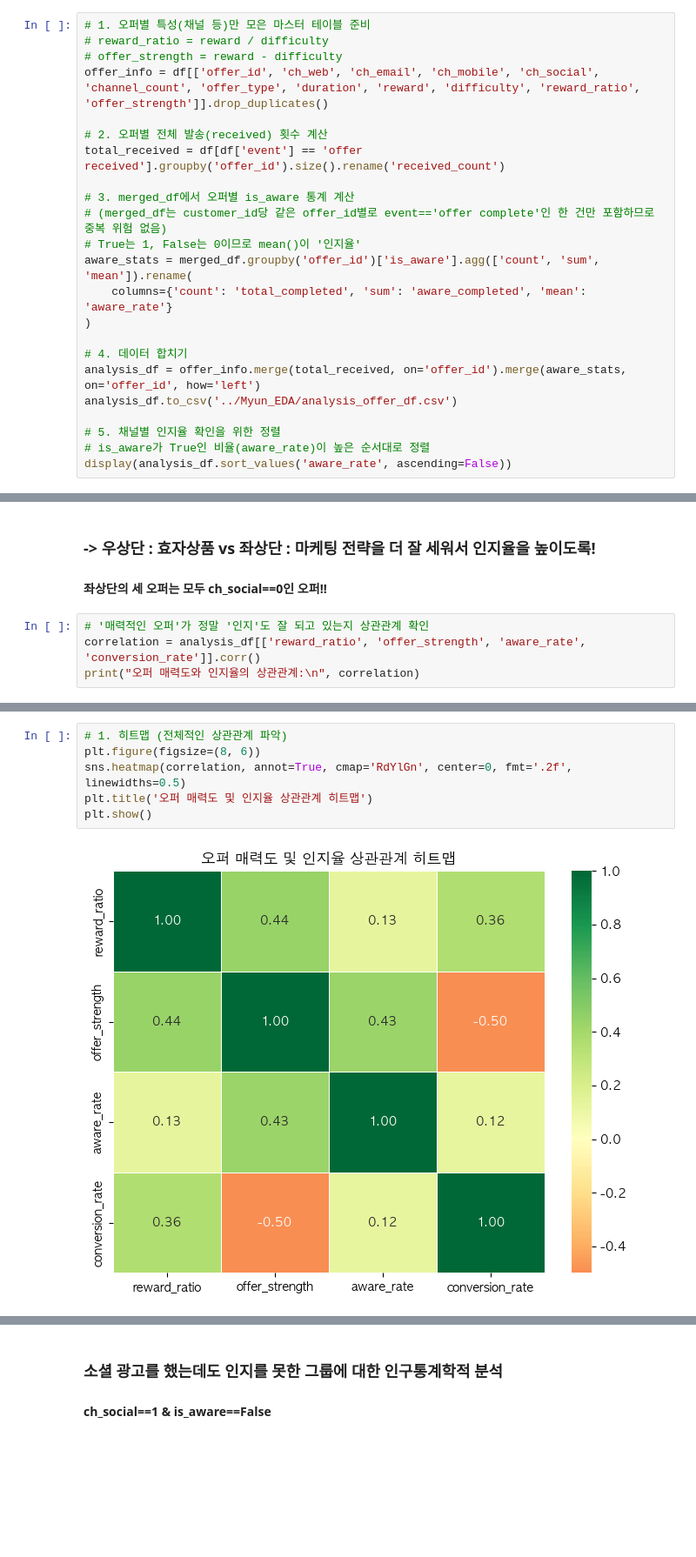
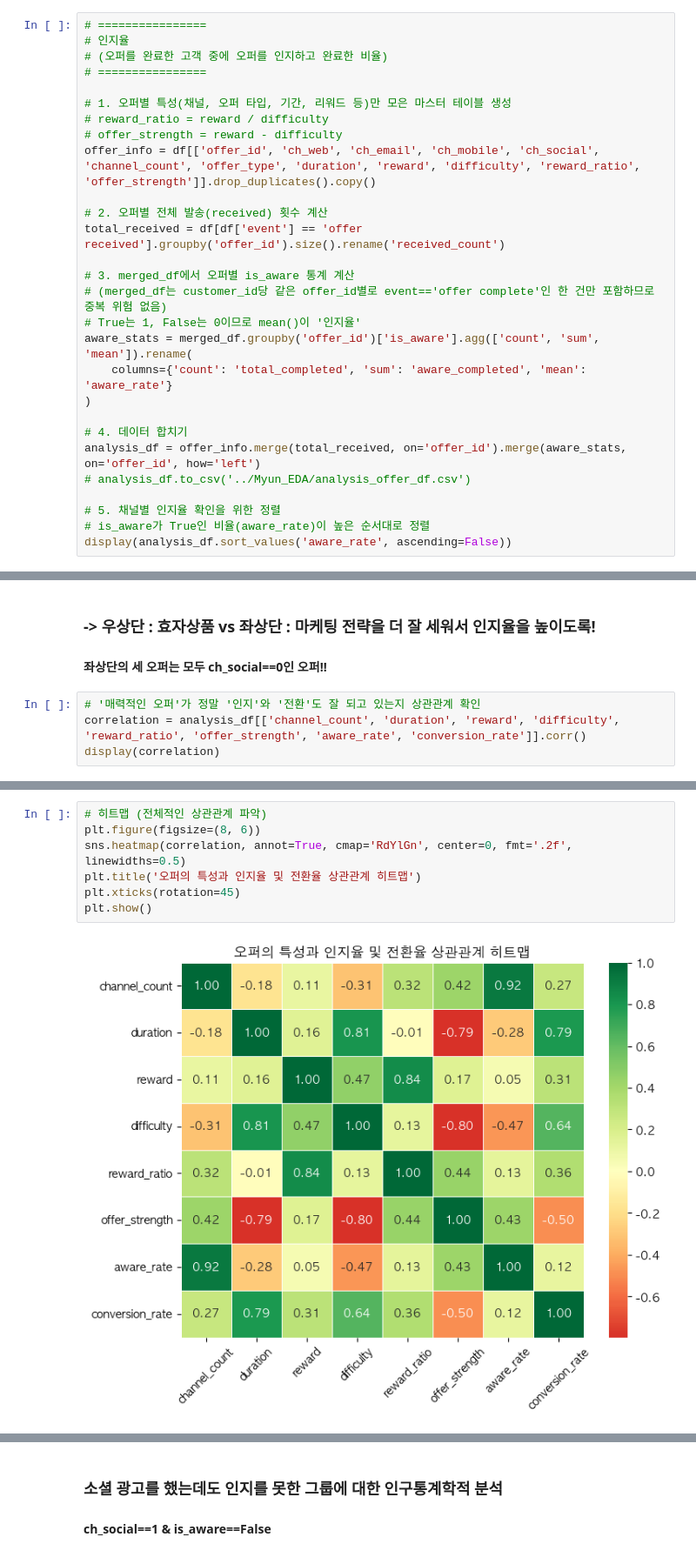
Before and after one commit to rladbstj56/practice_project, a Jupyter notebook: Myun_EDA/eda_myun.ipynb, the cells around one changed output, grey strips where cells are left out. Shown at 87% size. Cells and saved outputs as stored; diff of their text form; blank space fills up the shorter version.

```diff
--- a/Myun_EDA/eda_myun.ipynb
+++ b/Myun_EDA/eda_myun.ipynb
@@ -198,10 +200,15 @@ full_df
 | 332717 | c02b10e8752c4d8e9b73f918558531f7 | transaction | 714 | 4.05 | NaN | 29 | NaN | NaN | NaN | NaN | ... |
 332718 rows × 26 columns
 # %%
-# 1. 오퍼별 특성(채널 등)만 모은 마스터 테이블 준비
+# ================
+# 인지율
+# (오퍼를 완료한 고객 중에 오퍼를 인지하고 완료한 비율)
+# ================
+
+# 1. 오퍼별 특성(채널, 오퍼 타입, 기간, 리워드 등)만 모은 마스터 테이블 생성
 # reward_ratio = reward / difficulty
 # offer_strength = reward - difficulty
-offer_info = df[['offer_id', 'ch_web', 'ch_email', 'ch_mobile', 'ch_social', 'channel_count', 'offer_type', 'duration', 'reward', 'difficulty', 'reward_ratio', 'offer_strength']].drop_duplicates()
+offer_info = df[['offer_id', 'ch_web', 'ch_email', 'ch_mobile', 'ch_social', 'channel_count', 'offer_type', 'duration', 'reward', 'difficulty', 'reward_ratio', 'offer_strength']].drop_duplicates().copy()
 
 # 2. 오퍼별 전체 발송(received) 횟수 계산
 total_received = df[df['event'] == 'offer received'].groupby('offer_id').size().rename('received_count')
@@ -215,7 +222,7 @@ aware_stats = merged_df.groupby('offer_id')['is_aware'].agg(['count', 'sum', 'me
 
 # 4. 데이터 합치기
 analysis_df = offer_info.merge(total_received, on='offer_id').merge(aware_stats, on='offer_id', how='left')
-analysis_df.to_csv('../Myun_EDA/analysis_offer_df.csv')
+# analysis_df.to_csv('../Myun_EDA/analysis_offer_df.csv')
 
 # 5. 채널별 인지율 확인을 위한 정렬
 # is_aware가 True인 비율(aware_rate)이 높은 순서대로 정렬
@@ -283,7 +301,7 @@ plt.show()
 ### -> 우상단 : 효자상품 vs 좌상단 : 마케팅 전략을 더 잘 세워서 인지율을 높이도록!
 #### 좌상단의 세 오퍼는 모두 ch_social==0인 오퍼!!
 # %%
-# '매력적인 오퍼'가 정말 '인지'도 잘 되고 있는지 상관관계 확인
-correlation = analysis_df[['reward_ratio', 'offer_strength', 'aware_rate', 'conversion_rate']].corr()
-print("오퍼 매력도와 인지율의 상관관계:\n", correlation)
+# '매력적인 오퍼'가 정말 '인지'와 '전환'도 잘 되고 있는지 상관관계 확인
+correlation = analysis_df[['channel_count', 'duration', 'reward', 'difficulty', 'reward_ratio', 'offer_strength', 'aware_rate', 'conversion_rate']].corr()
+display(correlation)
 # %% [output]
@@ -296,8 +317,9 @@ conversion_rate      0.355371       -0.498776    0.122404         1.000000
 # %%
-# 1. 히트맵 (전체적인 상관관계 파악)
+# 히트맵 (전체적인 상관관계 파악)
 plt.figure(figsize=(8, 6))
 sns.heatmap(correlation, annot=True, cmap='RdYlGn', center=0, fmt='.2f', linewidths=0.5)
-plt.title('오퍼 매력도 및 인지율 상관관계 히트맵')
+plt.title('오퍼의 특성과 인지율 및 전환율 상관관계 히트맵')
+plt.xticks(rotation=45)
 plt.show()
 # %% [output]
-[figure, old version]
+[figure, new version]
```
Also changed, not shown: parts of 40 cells of this notebook.
